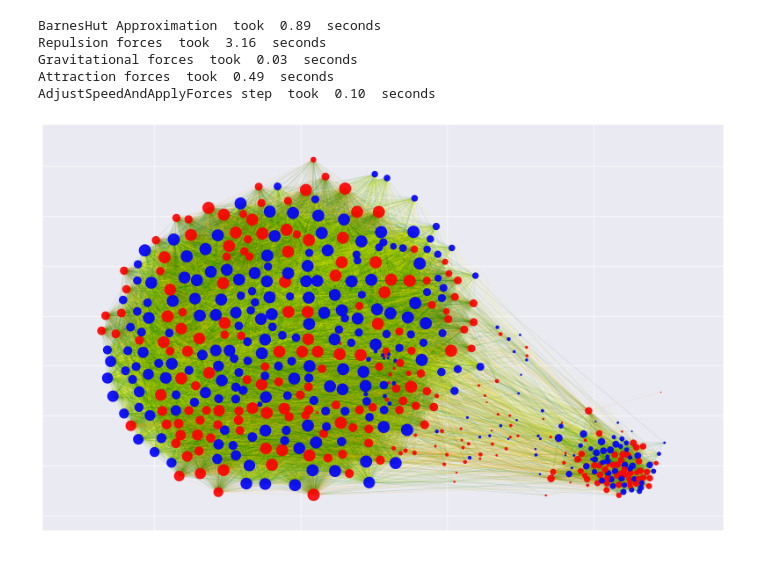
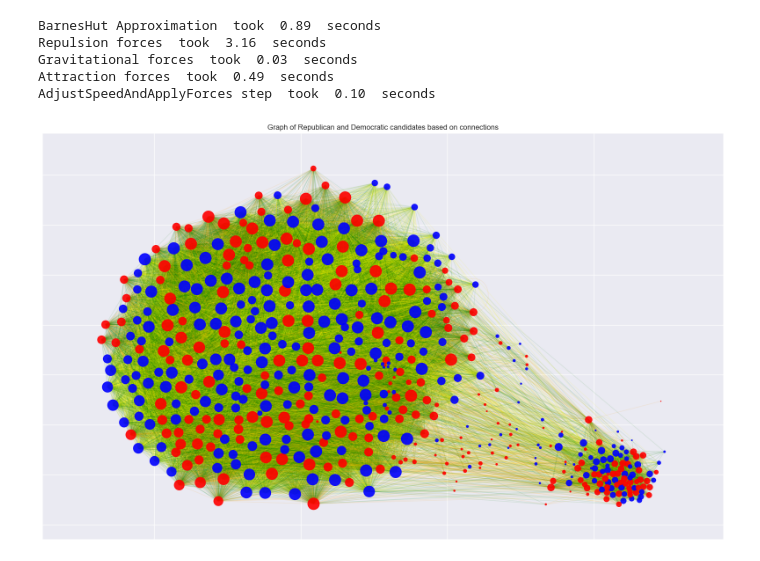
Before and after one commit to WizenPainter/Politician_Graph, a Jupyter notebook: US politicians.ipynb, the cells around one changed output. Drawn from its saved outputs; the diff is of its cells as text; code cells hidden in the pictures.

```diff
--- a/US politicians.ipynb
+++ b/US politicians.ipynb
@@ -477,8 +483,9 @@ Attraction forces  took  0.49  seconds
 AdjustSpeedAndApplyForces step  took  0.10  seconds
 # %%
 plt.figure(1,figsize=(20,12))
+plt.title('Graph of Republican and Democratic candidates based on connections')
 nx.draw_networkx_nodes(UGCC, pos = positions, node_size=node_size, node_color=node_color, alpha=0.9);
 nx.draw_networkx_edges(UGCC, pos = positions, edge_color=edge_color, alpha=0.1);
 plt.show()
 # %% [output]
-[figure, old version]
+[figure, new version]
```
Also changed, not shown: parts of 4 cells of this notebook.
